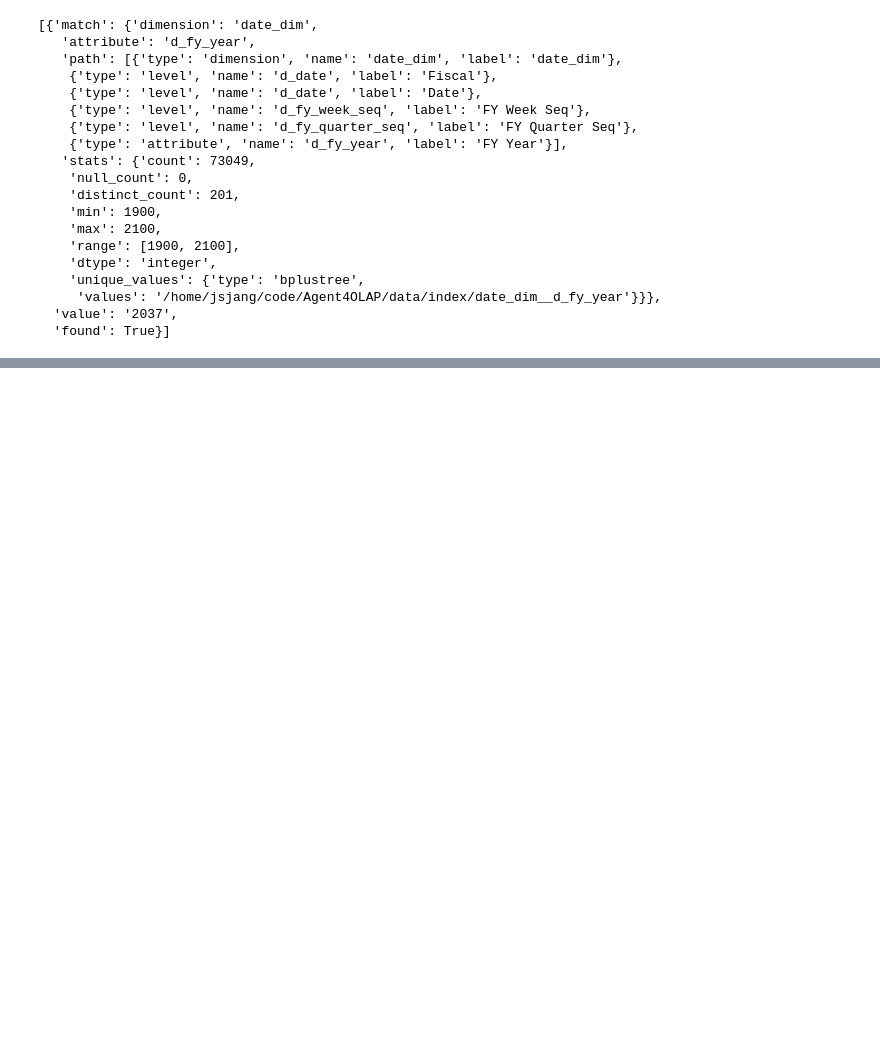
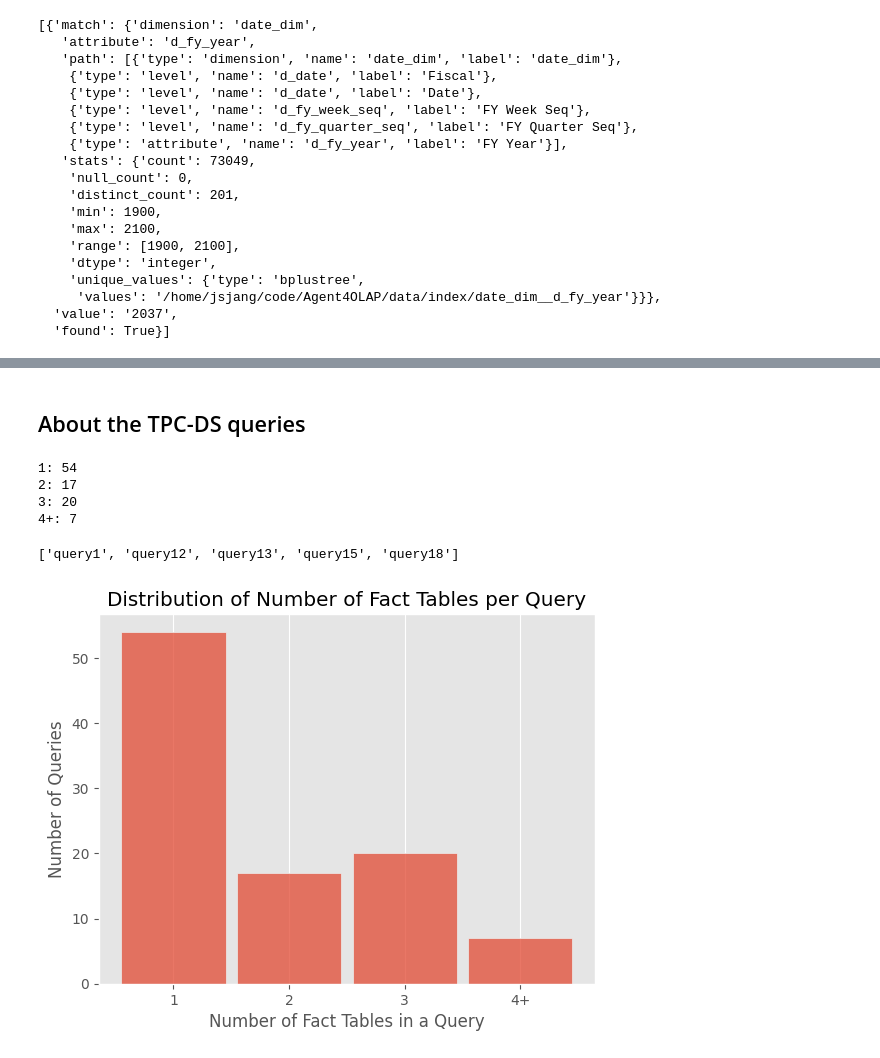
Before and after one commit to simonjisu/TwinBI, a Jupyter notebook: tutorial.ipynb, the cells around one changed output, grey strips where cells are left out. Cells and saved outputs as stored; diff of their text form; code cells hidden in the pictures; blank space fills up the shorter version.

```diff
--- a/tutorial.ipynb
+++ b/tutorial.ipynb
@@ -99,0 +104,31 @@ Found: True
+# %% [markdown]
+## About the TPC-DS queries
+# %%
+from pathlib import Path
+from collections import defaultdict
+from src.schema_processor import SchemaExplorer
+queries_path = Path('./queries/tpcds')
+
+fact2queries = defaultdict(list)
+queries2fact = defaultdict(set)
+for qpath in queries_path.glob('*.sql'):
+    with qpath.open() as f:
+        sql = f.read()
+    for fact in SchemaExplorer.tpcds_facts:
+        if fact in sql.lower():
+            queries2fact[qpath.stem].add(fact)
+
+for query, facts in queries2fact.items():
+    # set the number of the facts as key, more or equal to 4 make them one group
+    if len(facts) >= 4:
+        fact2queries['4+'].append(query)
+    else:
+        fact2queries[str(len(facts))].append(query)
+# %%
+for k, v in sorted(fact2queries.items(), key=lambda x: (int(x[0]) if x[0].isdigit() else 99)):
+    print(f"{k}: {len(v)}")
+# %% [output]
+1: 54
+2: 17
+3: 20
+4+: 7
@@ -99,0 +142,25 @@ Found: True
+# %%
+sorted(facts_queries_by_numbers['store_sales']['1'])[:5]
+# %% [output]
+['query1', 'query12', 'query13', 'query15', 'query18']
+# %%
+# plot the distribution of number of fact tables per query
+# make the number in the center of the bars
+# if number is 4 or more, put it in 4+
+import matplotlib.pyplot as plt
+import seaborn as sns
+plt.style.use('ggplot')
+
+fact_counts = [len(v) for v in queries2fact.values()]
+fact_counts = [4 if x >= 4 else x for x in fact_counts]
+fig, ax = plt.subplots()
+
+sns.histplot(fact_counts, discrete=True, shrink=0.9, ax=ax)
+ax.set_xlabel('Number of Fact Tables in a Query')
+ax.set_ylabel('Number of Queries')
+ax.set_title('Distribution of Number of Fact Tables per Query')
+plt.xticks(ticks=[1, 2, 3, 4], labels=['1', '2', '3', '4+'])
+plt.grid(axis='y')
+plt.show()
+# %% [output]
+[figure, added]
```
Also changed, not shown: parts of 5 cells of this notebook, 5 other files.
